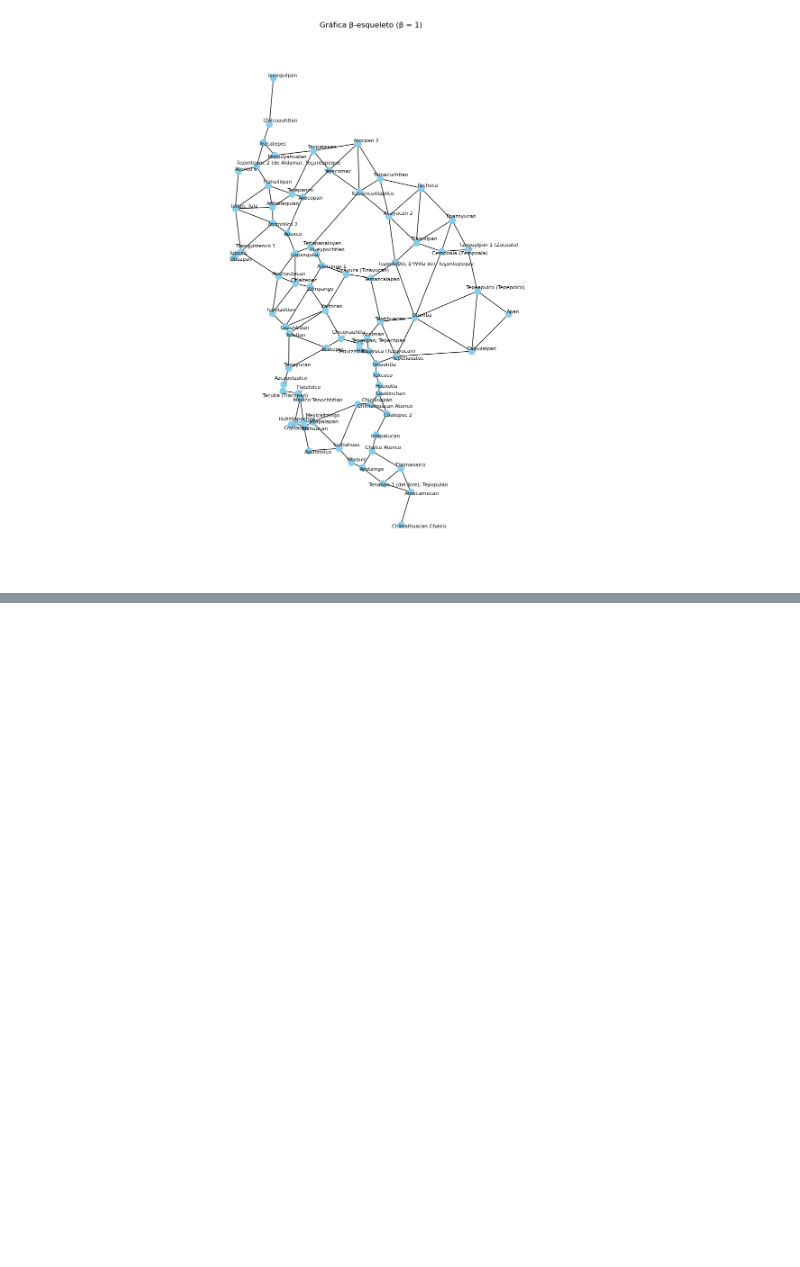
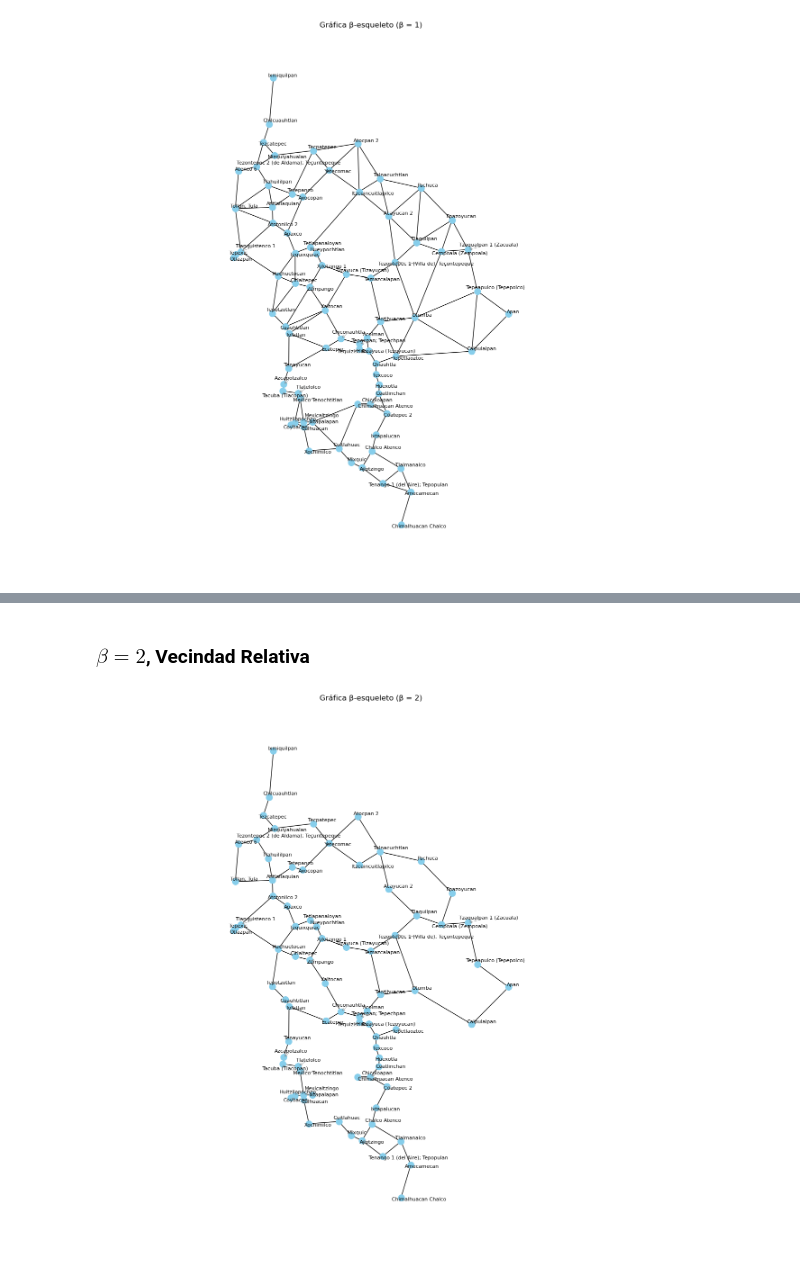
Before and after one commit to SaraLuzVC/Tesis-ITAM, a Jupyter notebook: Notebooks/BetaSkeletos_FuerzaBruta.ipynb, the cells around one changed output, grey strips where cells are left out. Drawn from its saved outputs; the diff is of its cells as text; code cells hidden in the pictures; blank space fills up the shorter version.

```diff
--- a/Notebooks/BetaSkeletos_FuerzaBruta.ipynb
+++ b/Notebooks/BetaSkeletos_FuerzaBruta.ipynb
@@ -333,0 +344,6 @@ plot_beta_skeleton_graph(coords, names, beta=1)
+# %% [markdown]
+### $\beta = 2$, Vecindad Relativa
+# %%
+plot_beta_skeleton_graph(coords, names, beta=2)
+# %% [output]
+[figure, added]
```
Also changed, not shown: parts of 17 cells of this notebook.
